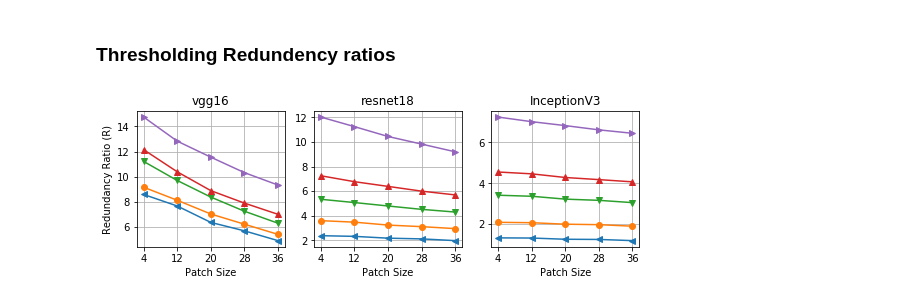
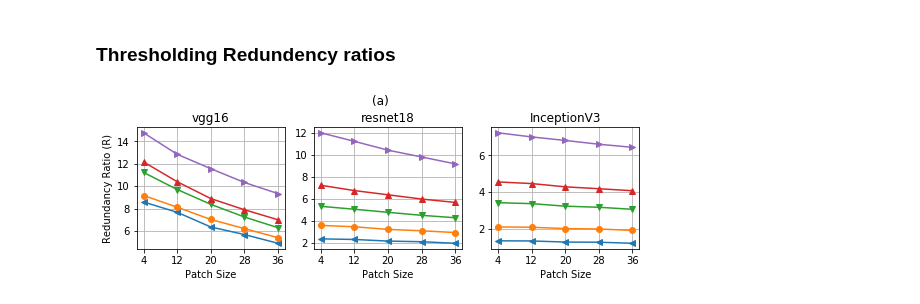
Before and after one commit to xil222/krypton, a Jupyter notebook: paper/current/plots/redundency_ratio.ipynb, the cells around one changed output. Saved outputs shown, nothing was run; the diff lists cells and outputs as text; code cells hidden in the pictures.

```diff
--- a/paper/current/plots/redundency_ratio.ipynb
+++ b/paper/current/plots/redundency_ratio.ipynb
@@ -355,34 +355,36 @@ ax = plt.subplot(1, 3, 3)
 model = Inception3()
 for tau,m in zip(taus, markers):
     with torch.onnx.set_training(model, False):
         trace, _ = torch.jit.get_trace_graph(model, args=(x,))
 
     torch.onnx._optimize_trace(trace, False)
     graph = trace.graph()
 
     r = []
     for patch_size in patch_sizes:
 
         full_flops = calculate_flops(model, x, debug=False, graph=graph) / (1000 ** 2)
         i = (224-patch_size)//2
         j = (224-patch_size)//2
         ivm_flops = calculate_ivm_flops(model, x, patch_size, patch_size, i, j, debug=False, graph=graph, tau=tau) / (1000 ** 2)
 
         #print(name, patch_size, full_flops, ivm_flops, full_flops/ivm_flops)
         r.append(full_flops/ivm_flops)
 
     plt.plot(patch_sizes, r, label=r'$\tau = $' + str(tau), marker=m)
 
 ax.set_title('InceptionV3')
 plt.grid()
 plt.xlabel('Patch Size')
 plt.xticks(patch_sizes, patch_sizes)
 
 #lgd = plt.legend(loc='lower center', bbox_to_anchor=(-0.7, -0.47), ncol=4)
+plt.suptitle('(a)')
+plt.subplots_adjust(top=0.8)
 plt.savefig('../images/th_redundancy_ratio.pdf', bbox_extra_artists=(lgd,), bbox_inches='tight')
 plt.show()
 # %% [output]
-[figure, old version]
+[figure, new version]
 # %%
 from models.flops_benchmark import add_flops_counting_methods
 
```
Also changed, not shown: 3 other files.
